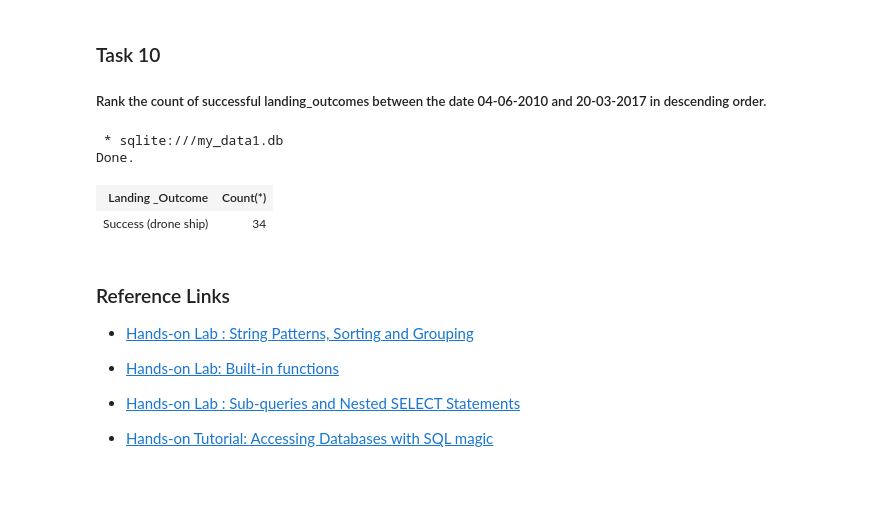
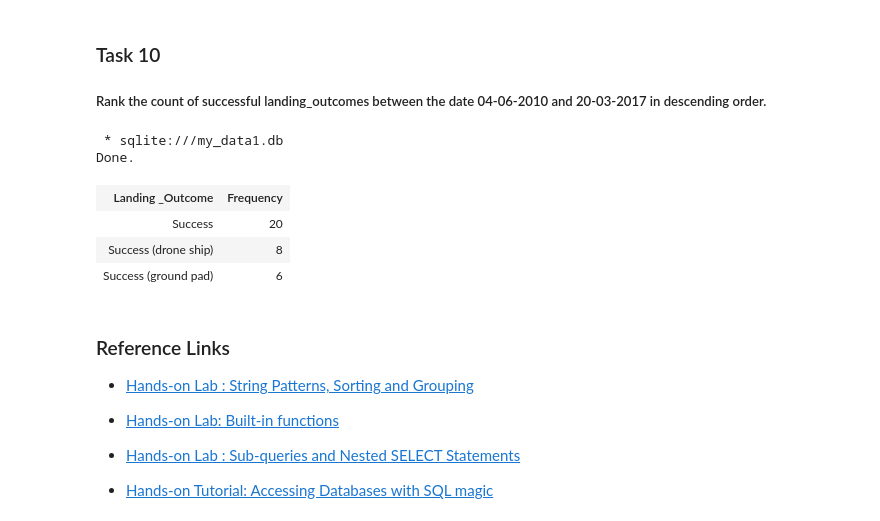
Before and after one commit to Zagado/Applied-Data-Science-Capstone-Project, a Jupyter notebook: jupyter-labs-eda-sql-coursera_sqllite.ipynb, the cells around one changed output. Drawn from its saved outputs; the diff is of its cells as text; code cells hidden in the pictures; blank space fills up the shorter version.

```diff
--- a/jupyter-labs-eda-sql-coursera_sqllite.ipynb
+++ b/jupyter-labs-eda-sql-coursera_sqllite.ipynb
@@ -280,13 +280,17 @@ Done.
 ##### Rank the  count of  successful landing_outcomes between the date 04-06-2010 and 20-03-2017 in descending order.
 # %%
 %%sql
-Select "Landing _Outcome", Count(*) from SPACEXTBL
-Where "Landing _Outcome" like "%Succes%"  and Date >'04-06-2010' and Date < '20-03-2017';
+Select "Landing _Outcome", Count(*) As Frequency from SPACEXTBL
+Where "Landing _Outcome" like "%Succes%"  and Date >'04-06-2010' and Date < '20-03-2017'
+Group by "Landing _Outcome"
+Order by Frequency DESC;
 # %% [output]
  * sqlite:///my_data1.db
 Done.
-| Landing _Outcome | Count(*) |
-| Success (drone ship) | 34 |
+| Landing _Outcome | Frequency |
+| Success | 20 |
+| Success (drone ship) | 8 |
+| Success (ground pad) | 6 |
 # %% [markdown]
 ### Reference Links
 
```
Also changed, not shown: parts of 1 cell of this notebook, 4 other files.
